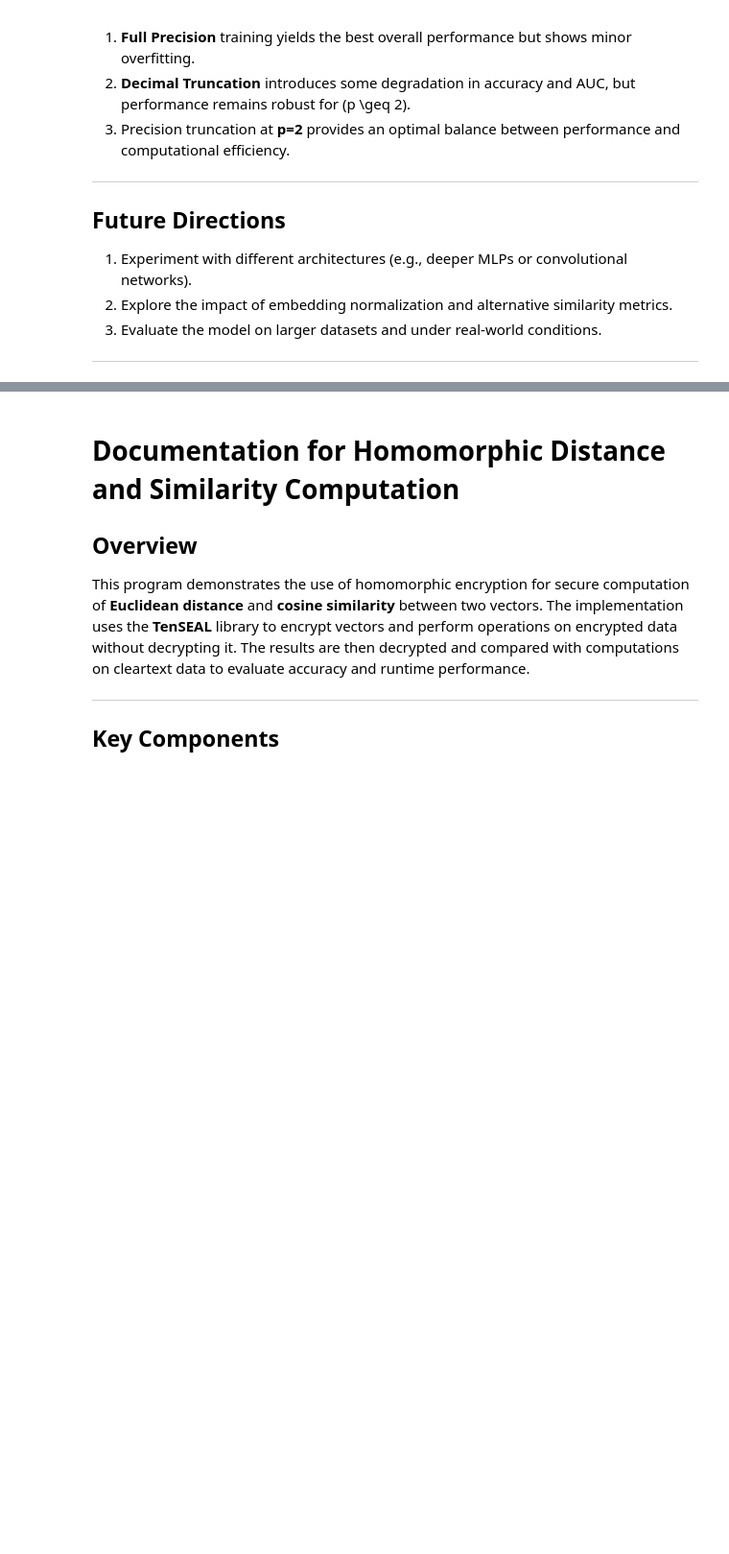
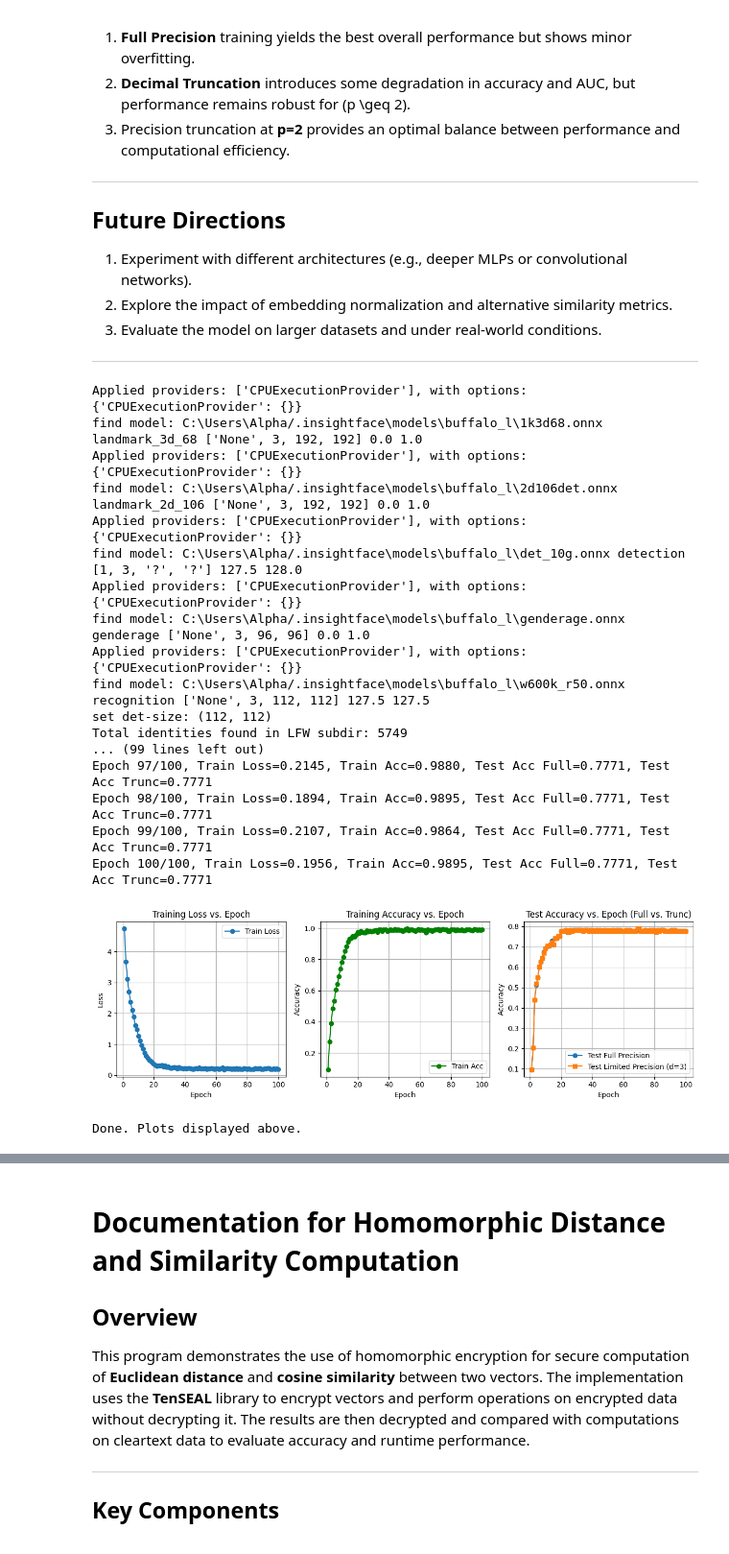
Before and after one commit to RaneemIbra/Secure-Machine-Learning, a Jupyter notebook: Final.ipynb, the cells around one changed output, grey strips where cells are left out. Shown at 96% size. Cells and saved outputs as stored; diff of their text form; code cells hidden in the pictures; blank space fills up the shorter version.

Commit message:
part A is done in the holy grail

```diff
--- a/Final.ipynb
+++ b/Final.ipynb
@@ -107,6 +107,7 @@ import torch
 import torch.nn as nn
 import torch.optim as optim
 from torch.utils.data import Dataset, DataLoader
+import torchvision.transforms as transforms
 import matplotlib.pyplot as plt
 import random
 
@@ -162,13 +163,19 @@ def build_identity_dict(lfw_base_dir):
             identity_dict[person_name] = jpg_files
     return identity_dict
 
-# -- A Simple MLP Classifier --
+# -- A Simple MLP Classifier with Dropout and Batch Normalization --
 class IdentityMLP(nn.Module):
     def __init__(self, input_dim=512, hidden_dim=256, num_classes=10):
         super().__init__()
         self.net = nn.Sequential(
             nn.Linear(input_dim, hidden_dim),
+            nn.BatchNorm1d(hidden_dim),
             nn.ReLU(inplace=True),
+            nn.Dropout(p=0.5),
+            nn.Linear(hidden_dim, hidden_dim),
+            nn.BatchNorm1d(hidden_dim),
+            nn.ReLU(inplace=True),
+            nn.Dropout(p=0.5),
             nn.Linear(hidden_dim, num_classes)
         )
     def forward(self, x):
@@ -254,7 +261,8 @@ if __name__ == "__main__":
     model = IdentityMLP(input_dim=512, hidden_dim=256, num_classes=num_classes).to(device)
 
     criterion = nn.CrossEntropyLoss()
-    optimizer = optim.Adam(model.parameters(), lr=1e-3)
+    optimizer = optim.Adam(model.parameters(), lr=1e-3, weight_decay=1e-5)
+    scheduler = optim.lr_scheduler.StepLR(optimizer, step_size=20, gamma=0.1)
 
     # 10) Training loop
     EPOCHS = 100
@@ -329,6 +337,8 @@ if __name__ == "__main__":
               f"Train Acc={epoch_acc:.4f}, Test Acc Full={acc_full:.4f}, "
               f"Test Acc Trunc={acc_trunc:.4f}")
 
+        scheduler.step()
+
     # 11) Plot the results
 
     epochs_axis = range(1, EPOCHS+1)
@@ -339,30 +349,50 @@ if __name__ == "__main__":
     plt.plot(epochs_axis, train_loss_history, marker='o', label='Train Loss')
     plt.xlabel("Epoch")
     plt.ylabel("Loss")
     plt.title("Training Loss vs. Epoch")
     plt.grid(True)
     plt.legend()
 
     # (b) Training Accuracy vs. Epoch
     plt.subplot(1,3,2)
     plt.plot(epochs_axis, train_acc_history, marker='o', color='green', label='Train Acc')
     plt.xlabel("Epoch")
     plt.ylabel("Accuracy")
     plt.title("Training Accuracy vs. Epoch")
     plt.grid(True)
     plt.legend()
 
     # (c) Testing Accuracy vs. Epoch (Full vs. Limited Precision)
     plt.subplot(1,3,3)
     plt.plot(epochs_axis, test_acc_full_history, marker='o', label='Test Full Precision')
     plt.plot(epochs_axis, test_acc_trunc_history, marker='s', label=f'Test Limited Precision (d={limited_decimals})')
     plt.xlabel("Epoch")
     plt.ylabel("Accuracy")
     plt.title("Test Accuracy vs. Epoch (Full vs. Trunc)")
     plt.grid(True)
     plt.legend()
 
     plt.tight_layout()
     plt.show()
 
     print("Done. Plots displayed above.")
+# %% [output]
+Applied providers: ['CPUExecutionProvider'], with options: {'CPUExecutionProvider': {}}
+find model: C:\Users\Alpha/.insightface\models\buffalo_l\1k3d68.onnx landmark_3d_68 ['None', 3, 192, 192] 0.0 1.0
+Applied providers: ['CPUExecutionProvider'], with options: {'CPUExecutionProvider': {}}
+find model: C:\Users\Alpha/.insightface\models\buffalo_l\2d106det.onnx landmark_2d_106 ['None', 3, 192, 192] 0.0 1.0
+Applied providers: ['CPUExecutionProvider'], with options: {'CPUExecutionProvider': {}}
+find model: C:\Users\Alpha/.insightface\models\buffalo_l\det_10g.onnx detection [1, 3, '?', '?'] 127.5 128.0
+Applied providers: ['CPUExecutionProvider'], with options: {'CPUExecutionProvider': {}}
+find model: C:\Users\Alpha/.insightface\models\buffalo_l\genderage.onnx genderage ['None', 3, 96, 96] 0.0 1.0
+Applied providers: ['CPUExecutionProvider'], with options: {'CPUExecutionProvider': {}}
+find model: C:\Users\Alpha/.insightface\models\buffalo_l\w600k_r50.onnx recognition ['None', 3, 112, 112] 127.5 127.5
+set det-size: (112, 112)
+Total identities found in LFW subdir: 5749
+... (99 lines left out)
+Epoch 97/100, Train Loss=0.2145, Train Acc=0.9880, Test Acc Full=0.7771, Test Acc Trunc=0.7771
+Epoch 98/100, Train Loss=0.1894, Train Acc=0.9895, Test Acc Full=0.7771, Test Acc Trunc=0.7771
+Epoch 99/100, Train Loss=0.2107, Train Acc=0.9864, Test Acc Full=0.7771, Test Acc Trunc=0.7771
+Epoch 100/100, Train Loss=0.1956, Train Acc=0.9895, Test Acc Full=0.7771, Test Acc Trunc=0.7771
+[figure, added]
+Done. Plots displayed above.
```
Also changed, not shown: parts of 3 cells of this notebook, 9 other files.
